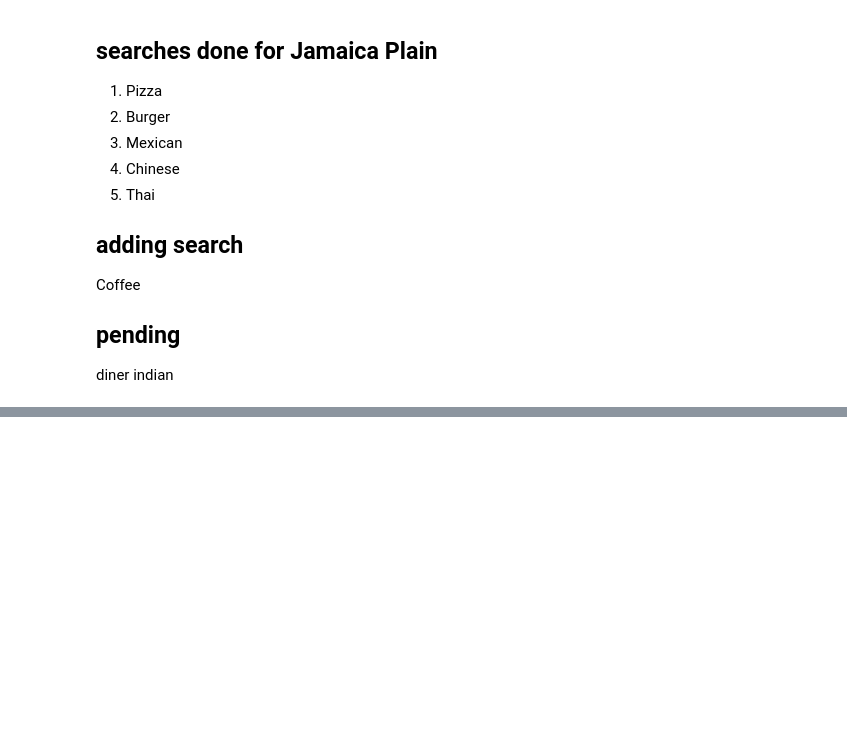
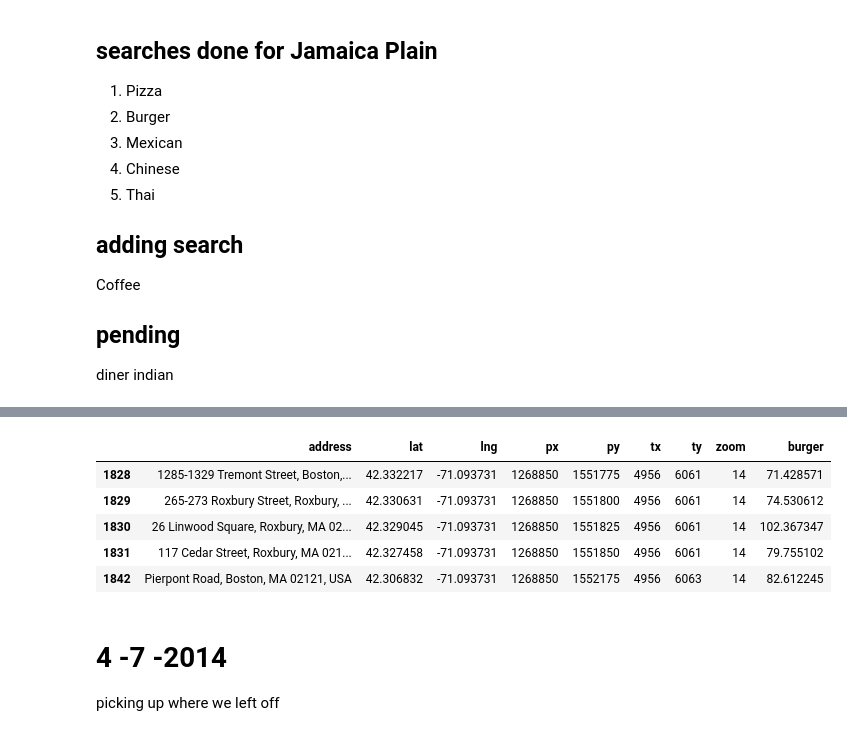
Before and after one commit to matthew-sochor-zz/mapster, a Jupyter notebook: Scraping.ipynb, the cells around one changed output, grey strips where cells are left out. Saved outputs shown, nothing was run; the diff lists cells and outputs as text; code cells hidden in the pictures; blank space fills up the shorter version.

```diff
--- a/Scraping.ipynb
+++ b/Scraping.ipynb
@@ -585,0 +511,5 @@ print my
+# %%
+ul = [max(watertown['lat']), min(watertown['lng'])]
+lr = [min(jamaica_plain['lat']), max(jamaica_plain['lng'])]
+# %%
+watertown_jp = mapster.map_area(ul,lr)
@@ -585,0 +534,4 @@ print my
+# %%
+watertown_jp_nowater = mapster.map_yelp_unique(watertown_jp,watertown)
+# %%
+watertown_jp_nowater_nojp = mapster.map_yelp_unique(watertown_jp_nowater,jamaica_plain)
@@ -585,0 +562,9 @@ print my
+# %%
+watertown_jp_nowater_nojp.tail()
+# %% [output]
+|  | address | lat | lng | px | py | tx | ty | zoom | burger |
+| 1828 | 1285-1329 Tremont Street, Boston,... | 42.332217 | -71.093731 | 1268850 | 1551775 | 4956 | 6061 | 14 | 71.428571 |
+| 1829 | 265-273 Roxbury Street, Roxbury, ... | 42.330631 | -71.093731 | 1268850 | 1551800 | 4956 | 6061 | 14 | 74.530612 |
+| 1830 | 26 Linwood Square, Roxbury, MA 02... | 42.329045 | -71.093731 | 1268850 | 1551825 | 4956 | 6061 | 14 | 102.367347 |
+| 1831 | 117 Cedar Street, Roxbury, MA 021... | 42.327458 | -71.093731 | 1268850 | 1551850 | 4956 | 6061 | 14 | 79.755102 |
+| 1842 | Pierpont Road, Boston, MA 02121, USA | 42.306832 | -71.093731 | 1268850 | 1552175 | 4956 | 6063 | 14 | 82.612245 |
@@ -585,0 +574,4 @@ print my
+# %% [markdown]
+# 4 -7 -2014
+
+picking up where we left off
```
Also changed, not shown: parts of 33 cells of this notebook, 9 other files.
